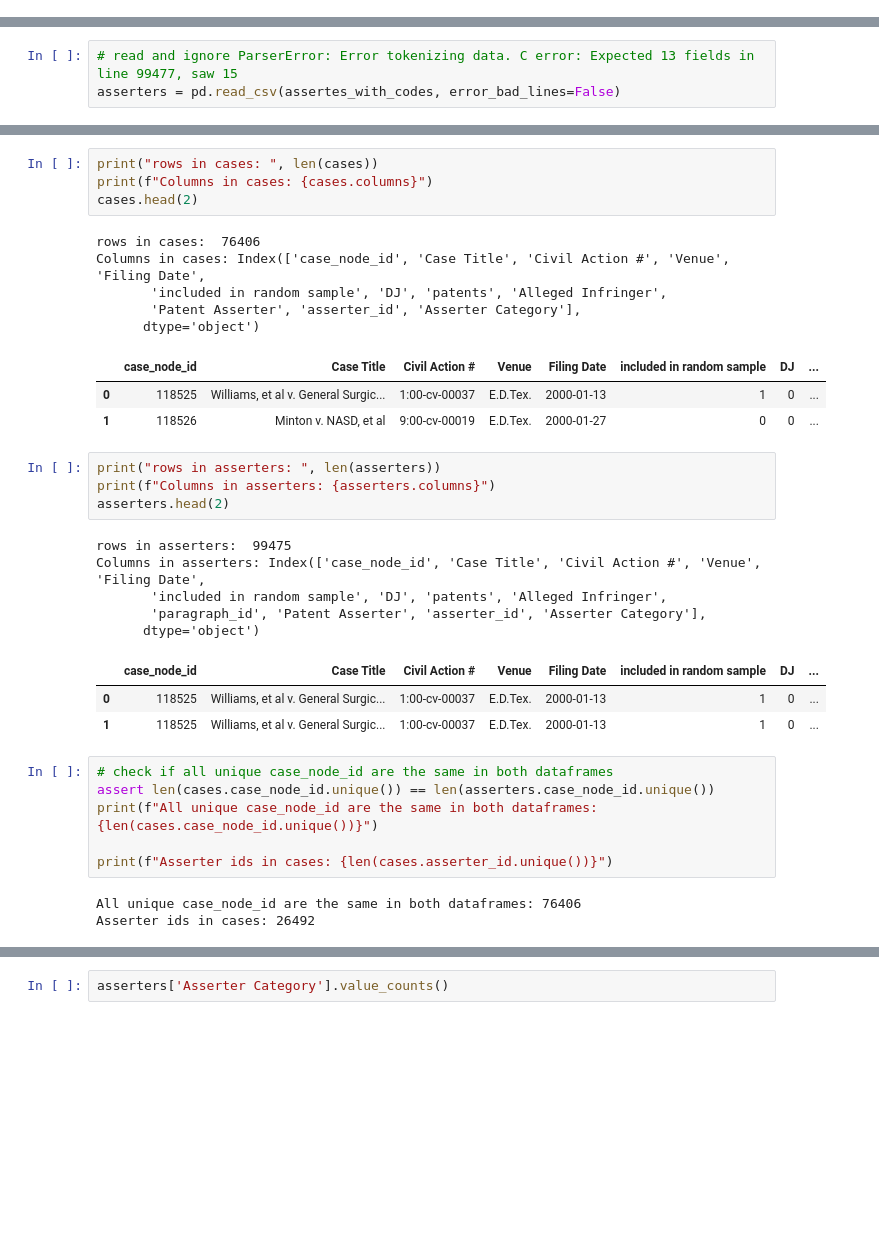
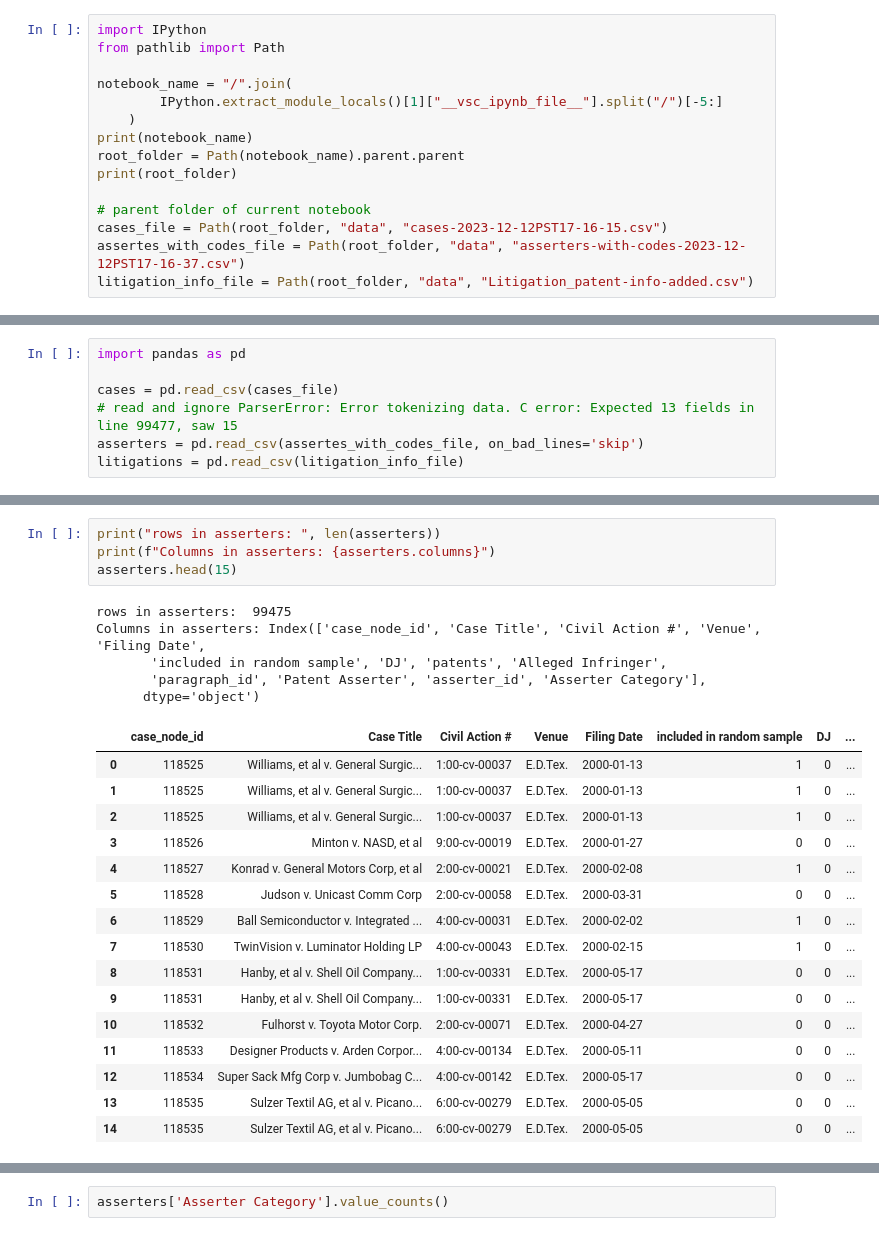
Before and after one commit to stanislav-a/hna_patents, a Jupyter notebook: notebooks/eda.ipynb, the cells around one changed output, grey strips where cells are left out. Saved outputs shown, nothing was run; the diff lists cells and outputs as text; blank space fills up the shorter version.

```diff
--- a/notebooks/eda.ipynb
+++ b/notebooks/eda.ipynb
@@ -8,0 +5,15 @@ cases = pd.read_csv(cases_file)
+# %%
+import IPython
+from pathlib import Path
+
+notebook_name = "/".join(
+        IPython.extract_module_locals()[1]["__vsc_ipynb_file__"].split("/")[-5:]
+    )
+print(notebook_name)
+root_folder = Path(notebook_name).parent.parent
+print(root_folder)
+
+# parent folder of current notebook
+cases_file = Path(root_folder, "data", "cases-2023-12-12PST17-16-15.csv")
+assertes_with_codes_file = Path(root_folder, "data", "asserters-with-codes-2023-12-12PST17-16-37.csv")
+litigation_info_file = Path(root_folder, "data", "Litigation_patent-info-added.csv")
@@ -9,3 +25,7 @@ cases = pd.read_csv(cases_file)
 # %%
+import pandas as pd
+
+cases = pd.read_csv(cases_file)
 # read and ignore ParserError: Error tokenizing data. C error: Expected 13 fields in line 99477, saw 15
-asserters = pd.read_csv(assertes_with_codes, error_bad_lines=False)
+asserters = pd.read_csv(assertes_with_codes_file, on_bad_lines='skip')
+litigations = pd.read_csv(litigation_info_file)
@@ -15,35 +52,26 @@ b'Skipping line 99477: expected 13 fields, saw 15\nSkipping line 99478: expected
 # %%
-print("rows in cases: ", len(cases))
-print(f"Columns in cases: {cases.columns}")
-cases.head(2)
+print("rows in asserters: ", len(asserters))
+print(f"Columns in asserters: {asserters.columns}")
+asserters.head(15)
 # %% [output]
-rows in cases:  76406
-Columns in cases: Index(['case_node_id', 'Case Title', 'Civil Action #', 'Venue', 'Filing Date',
+rows in asserters:  99475
+Columns in asserters: Index(['case_node_id', 'Case Title', 'Civil Action #', 'Venue', 'Filing Date',
        'included in random sample', 'DJ', 'patents', 'Alleged Infringer',
-       'Patent Asserter', 'asserter_id', 'Asserter Category'],
+       'paragraph_id', 'Patent Asserter', 'asserter_id', 'Asserter Category'],
       dtype='object')
 |  | case_node_id | Case Title | Civil Action # | Venue | Filing Date | included in random sample | DJ | ... |
 | 0 | 118525 | Williams, et al v. General Surgic... | 1:00-cv-00037 | E.D.Tex. | 2000-01-13 | 1 | 0 | ... |
-| 1 | 118526 | Minton v. NASD, et al | 9:00-cv-00019 | E.D.Tex. | 2000-01-27 | 0 | 0 | ... |
+| 1 | 118525 | Williams, et al v. General Surgic... | 1:00-cv-00037 | E.D.Tex. | 2000-01-13 | 1 | 0 | ... |
+| 2 | 118525 | Williams, et al v. General Surgic... | 1:00-cv-00037 | E.D.Tex. | 2000-01-13 | 1 | 0 | ... |
+| 3 | 118526 | Minton v. NASD, et al | 9:00-cv-00019 | E.D.Tex. | 2000-01-27 | 0 | 0 | ... |
+| 4 | 118527 | Konrad v. General Motors Corp, et al | 2:00-cv-00021 | E.D.Tex. | 2000-02-08 | 1 | 0 | ... |
+| 5 | 118528 | Judson v. Unicast Comm Corp | 2:00-cv-00058 | E.D.Tex. | 2000-03-31 | 0 | 0 | ... |
+| 6 | 118529 | Ball Semiconductor v. Integrated ... | 4:00-cv-00031 | E.D.Tex. | 2000-02-02 | 1 | 0 | ... |
+| 7 | 118530 | TwinVision v. Luminator Holding LP | 4:00-cv-00043 | E.D.Tex. | 2000-02-15 | 1 | 0 | ... |
+| 8 | 118531 | Hanby, et al v. Shell Oil Company... | 1:00-cv-00331 | E.D.Tex. | 2000-05-17 | 0 | 0 | ... |
+| 9 | 118531 | Hanby, et al v. Shell Oil Company... | 1:00-cv-00331 | E.D.Tex. | 2000-05-17 | 0 | 0 | ... |
+| 10 | 118532 | Fulhorst v. Toyota Motor Corp. | 2:00-cv-00071 | E.D.Tex. | 2000-04-27 | 0 | 0 | ... |
+| 11 | 118533 | Designer Products v. Arden Corpor... | 4:00-cv-00134 | E.D.Tex. | 2000-05-11 | 0 | 0 | ... |
+| 12 | 118534 | Super Sack Mfg Corp v. Jumbobag C... | 4:00-cv-00142 | E.D.Tex. | 2000-05-17 | 0 | 0 | ... |
+| 13 | 118535 | Sulzer Textil AG, et al v. Picano... | 6:00-cv-00279 | E.D.Tex. | 2000-05-05 | 0 | 0 | ... |
+| 14 | 118535 | Sulzer Textil AG, et al v. Picano... | 6:00-cv-00279 | E.D.Tex. | 2000-05-05 | 0 | 0 | ... |
-# %%
-print("rows in asserters: ", len(asserters))
-print(f"Columns in asserters: {asserters.columns}")
-asserters.head(2)
-# %% [output]
-rows in asserters:  99475
-Columns in asserters: Index(['case_node_id', 'Case Title', 'Civil Action #', 'Venue', 'Filing Date',
-       'included in random sample', 'DJ', 'patents', 'Alleged Infringer',
-       'paragraph_id', 'Patent Asserter', 'asserter_id', 'Asserter Category'],
-      dtype='object')
-|  | case_node_id | Case Title | Civil Action # | Venue | Filing Date | included in random sample | DJ | ... |
-| 0 | 118525 | Williams, et al v. General Surgic... | 1:00-cv-00037 | E.D.Tex. | 2000-01-13 | 1 | 0 | ... |
-| 1 | 118525 | Williams, et al v. General Surgic... | 1:00-cv-00037 | E.D.Tex. | 2000-01-13 | 1 | 0 | ... |
-# %%
-# check if all unique case_node_id are the same in both dataframes
-assert len(cases.case_node_id.unique()) == len(asserters.case_node_id.unique())
-print(f"All unique case_node_id are the same in both dataframes: {len(cases.case_node_id.unique())}")
-
-print(f"Asserter ids in cases: {len(cases.asserter_id.unique())}")
-# %% [output]
-All unique case_node_id are the same in both dataframes: 76406
-Asserter ids in cases: 26492
```
Also changed, not shown: parts of 16 cells of this notebook.
